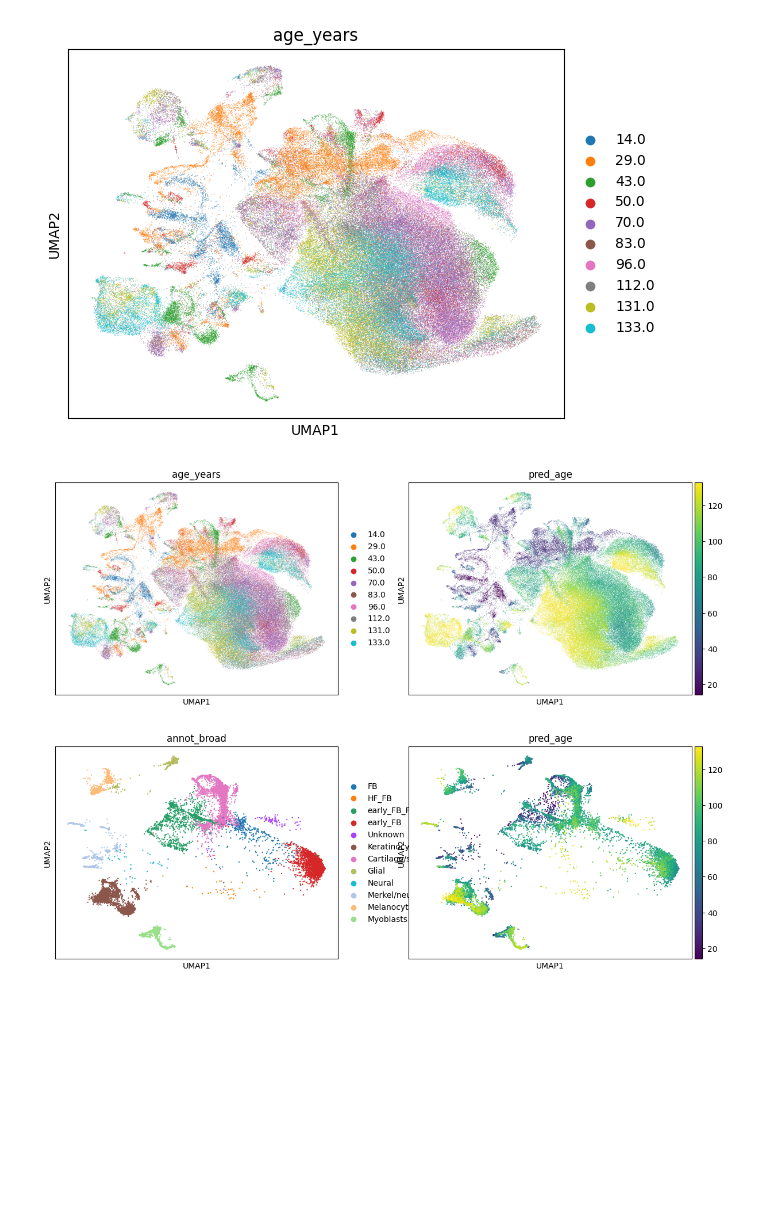
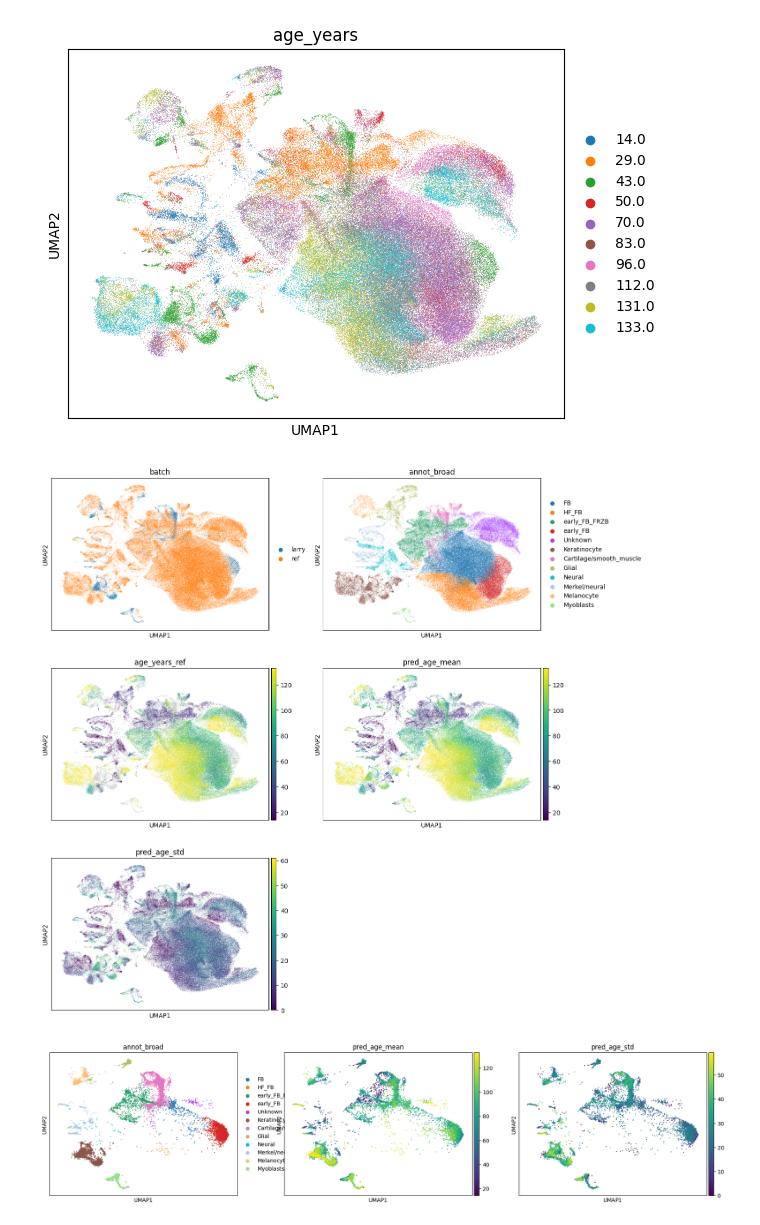
Before and after one commit to cellgeni/notebooks, a Jupyter notebook: notebooks/pm19/larry_predict_age_by_knn.ipynb, the cells around one changed output. Drawn from its saved outputs; the diff is of its cells as text; code cells hidden in the pictures; blank space fills up the shorter version.

Commit message:
update larry

```diff
--- a/notebooks/pm19/larry_predict_age_by_knn.ipynb
+++ b/notebooks/pm19/larry_predict_age_by_knn.ipynb
@@ -18,3 +20,11 @@ AnnData object with n_obs × n_vars = 153691 × 2000
     varm: 'PCs'
     layers: 'raw_counts'
     obsp: 'scvi_neighbors_connectivities', 'scvi_neighbors_distances'
+# %%
+reasso = {"7785STDY16123308": "non_reasso",
+         "7785STDY16123307": "reasso",
+         "7785STDY16123306": "reasso",
+         "7785STDY16123305": "reasso"}
+
+adata.obs['_is_reasso'] = adata.obs['sanger_id'].map(reasso)
+adata.obs['_is_reasso'].value_counts()
@@ -43,8 +58,8 @@ def annotateByKnn(data,knn_key,ann_key,agg_fun):
     res.index = data.obs_names
     return res
 
-def agg_mean(x):
-    return [x.mean(),(~x.isna()).sum()]
+def agg(x):
+    return [x.mean(),x.std(),x.median(),(~x.isna()).sum()]
 # %%
 adata.obs['age_years_ref'] = adata.obs.age_years.copy()
 adata.obs['age_years_ref'] = adata.obs['age_years_ref'].astype(str).astype(float)
@@ -97,6 +98,7 @@ Name: age_years_ref, Length: 153691, dtype: float64
 # %% [output]
 np.int64(143034)
 # %%
-pred_age = annotateByKnn(adata,knn_key = 'distances',ann_key = 'age_years_ref',agg_fun=agg_mean)
+pred_age = annotateByKnn(adata,knn_key = 'distances',ann_key = 'age_years_ref',agg_fun=agg)
+pred_age.columns = ['mean','std','median','N']
 pred_age
 # %% [output]
@@ -116,4 +118,5 @@ pred_age
 # %%
-adata.obs['pred_age'] = pred_age[0]
-adata.obs['pred_age']
+adata.obs['pred_age_mean'] = pred_age['mean']
+adata.obs['pred_age_std'] = pred_age['std']
+adata.obs[['pred_age_mean','pred_age_std']]
 # %% [output]
@@ -142,11 +146,11 @@ sc.pl.umap(adata,color=['age_years'])
 # %% [output]
 [figure]
 # %%
-sc.pl.umap(adata,color=['age_years','pred_age'])
+sc.pl.umap(adata,color=['batch','annot_broad','age_years_ref','pred_age_mean','pred_age_std'],ncols=2)
 # %% [output]
-[figure, old version]
+[figure, new version]
 # %%
-sc.pl.umap(adata[adata.obs.batch=='larry'],color=['annot_broad','pred_age'])
+sc.pl.umap(adata[adata.obs.batch=='larry'],color=['annot_broad','pred_age_mean','pred_age_std'])
 # %% [output]
-[figure, old version]
+[figure, new version]
 # %%
```
Also changed, not shown: parts of 12 cells of this notebook.
